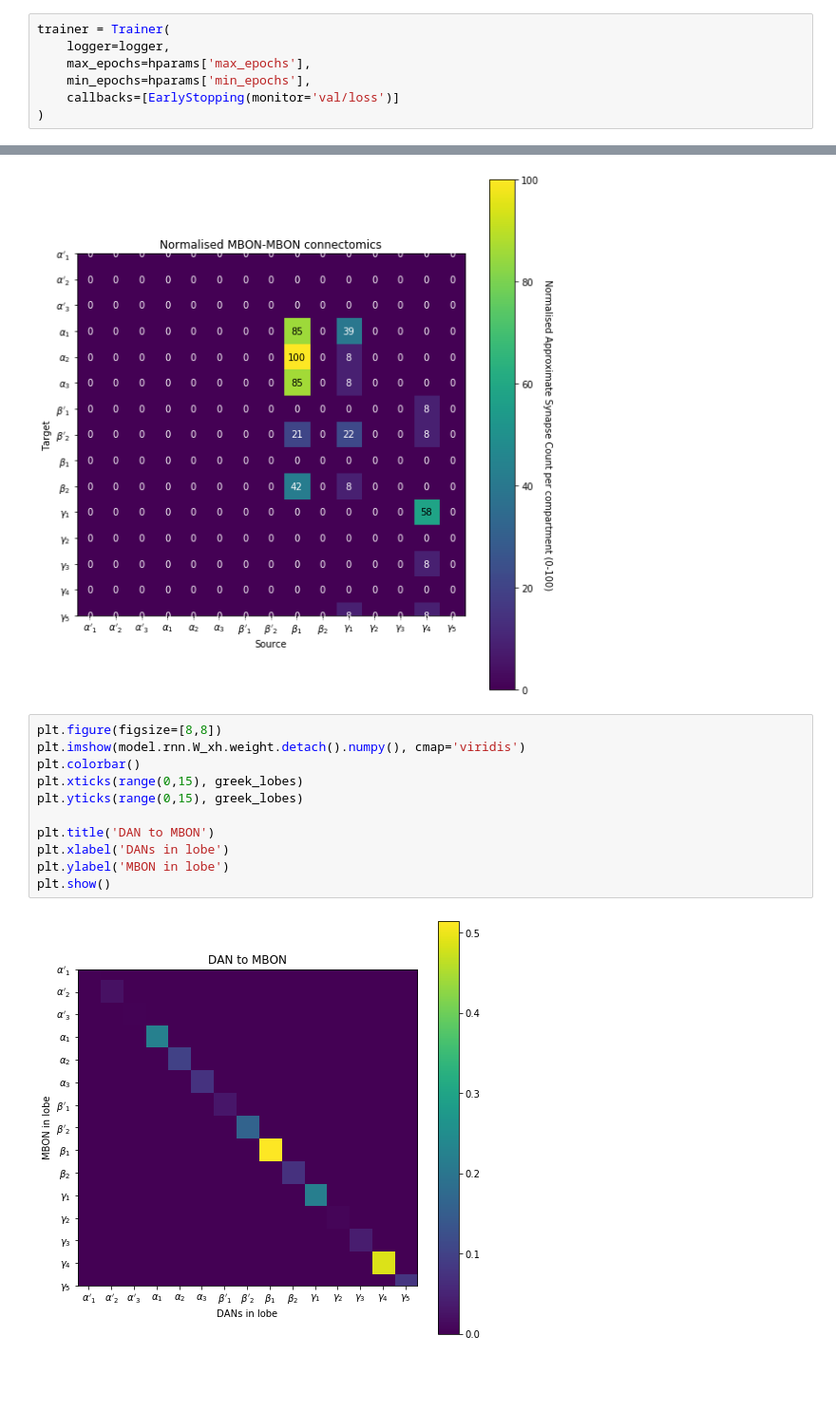
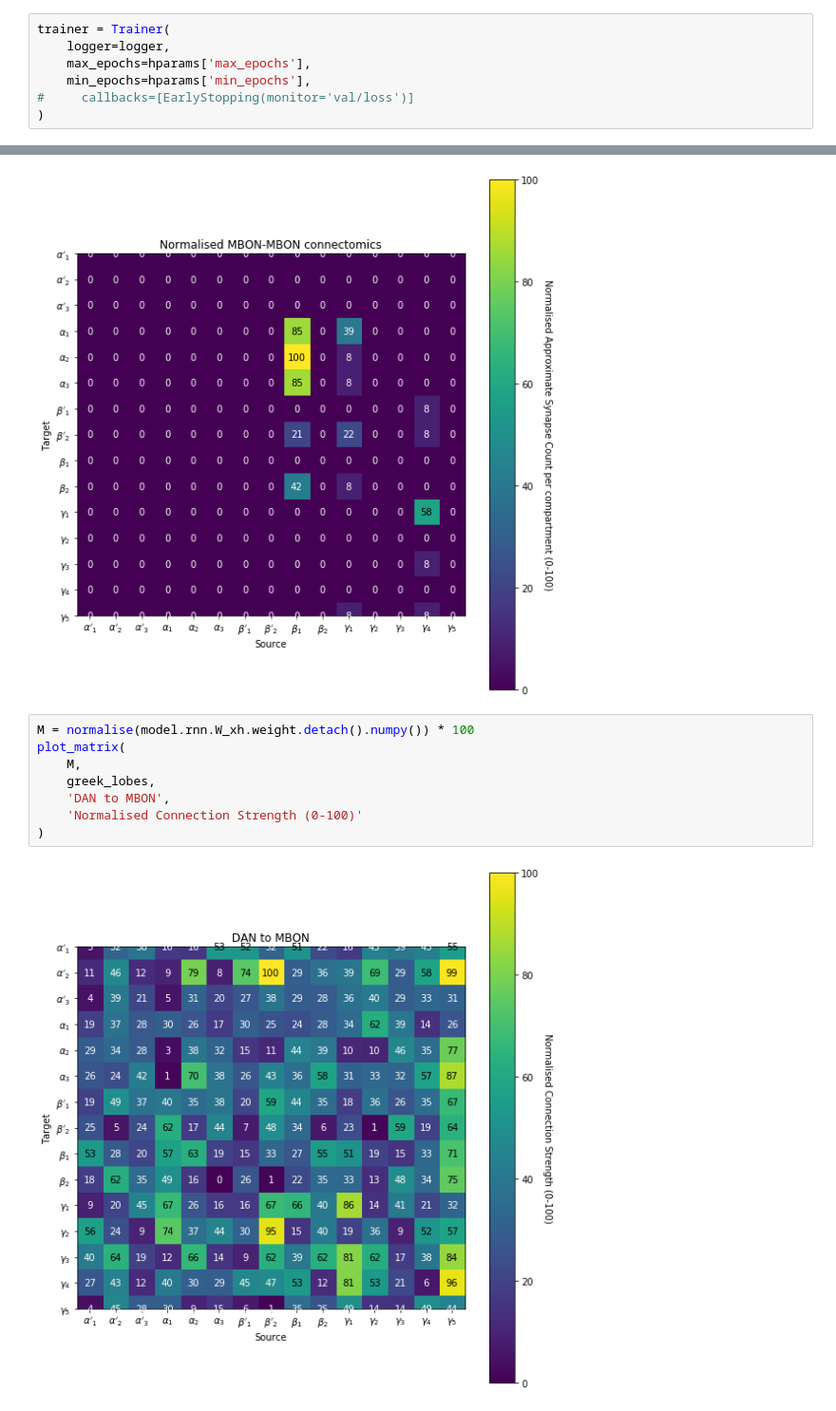
Before and after one commit to Jake-Jay/mushroom-body-models, a Jupyter notebook: RNN/train_rnn.ipynb, the cells around one changed output, grey strips where cells are left out. Shown at 95% size. Drawn from its saved outputs; the diff is of its cells as text; blank space fills up the shorter version.

```diff
--- a/RNN/train_rnn.ipynb
+++ b/RNN/train_rnn.ipynb
@@ -165,7 +165,7 @@ trainer = Trainer(
     logger=logger,
     max_epochs=hparams['max_epochs'],
     min_epochs=hparams['min_epochs'],
-    callbacks=[EarlyStopping(monitor='val/loss')]
+#     callbacks=[EarlyStopping(monitor='val/loss')]
 )
 # %% [output]
 GPU available: False, used: False
@@ -212,16 +225,13 @@ plot_matrix(
 )
 # %% [output]
 [figure]
-# %%
-plt.figure(figsize=[8,8])
-plt.imshow(model.rnn.W_xh.weight.detach().numpy(), cmap='viridis')
-plt.colorbar()
-plt.xticks(range(0,15), greek_lobes)
-plt.yticks(range(0,15), greek_lobes)
-
-plt.title('DAN to MBON')
-plt.xlabel('DANs in lobe')
-plt.ylabel('MBON in lobe')
-plt.show()
-# %% [output]
-[figure, removed]
+# %%
+M = normalise(model.rnn.W_xh.weight.detach().numpy()) * 100
+plot_matrix(
+    M,
+    greek_lobes,
+    'DAN to MBON',
+    'Normalised Connection Strength (0-100)'
+)
+# %% [output]
+[figure, added]
```
Also changed, not shown: parts of 25 cells of this notebook, 2 other files.
